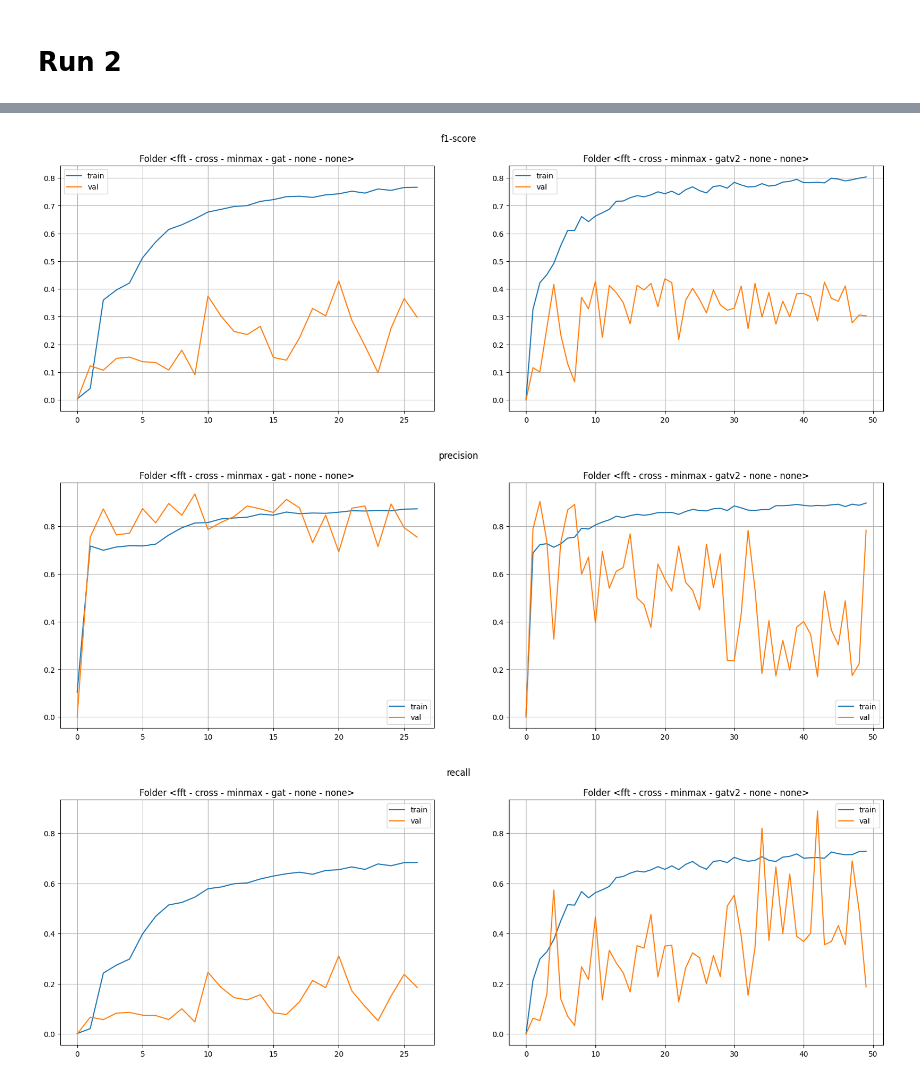
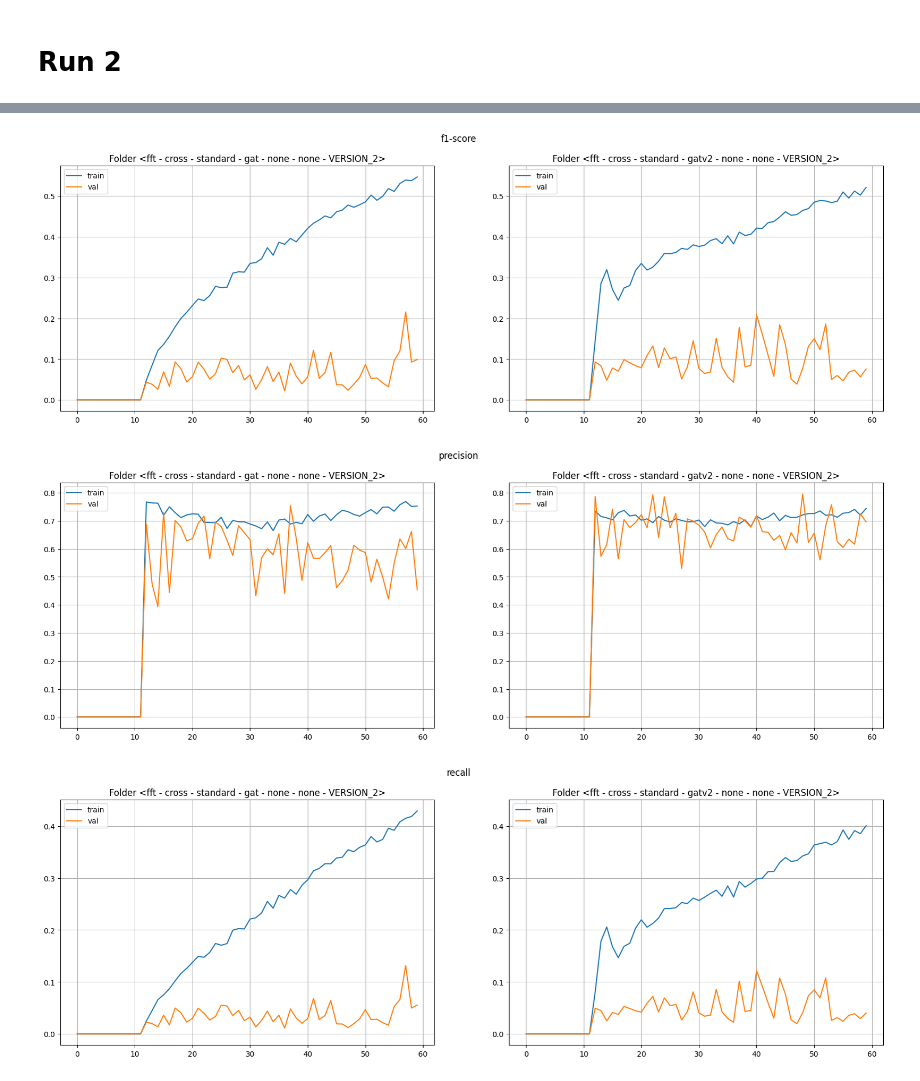
Before and after one commit to mranauro2/Seizure, a Jupyter notebook: utils/plot_comparison.ipynb, the cells around one changed output, grey strips where cells are left out. Saved outputs shown, nothing was run; the diff lists cells and outputs as text; code cells hidden in the pictures.

Commit message:
modified:   train.py 	modified:   utils/plot_comparison.ipynb

```diff
--- a/utils/plot_comparison.ipynb
+++ b/utils/plot_comparison.ipynb
@@ -150,8 +150,8 @@ def plot_multiple(folder_1:str, folder_2:str, show:str, marker:bool, start_check
             )
             axes[plot_idx].tick_params(labelleft=True)
 # %%
-folder_1= "../metrics/fft - cross - minmax - gat - none - none"
-folder_2= "../metrics/fft - cross - minmax - gatv2 - none - none"
+folder_1= "../metrics/fft - cross - standard - gat - none - none - VERSION_2/"
+folder_2= "../metrics/fft - cross - standard - gatv2 - none - none - VERSION_2/"
 
 plot_multiple(
     folder_1=folder_1,
@@ -177,3 +177,3 @@ plot_multiple(
-[figure, old version]
+[figure, new version]
-[figure, old version]
+[figure, new version]
-[figure, old version]
+[figure, new version]
```
Also changed, not shown: parts of 1 cell of this notebook, 1 other file.
